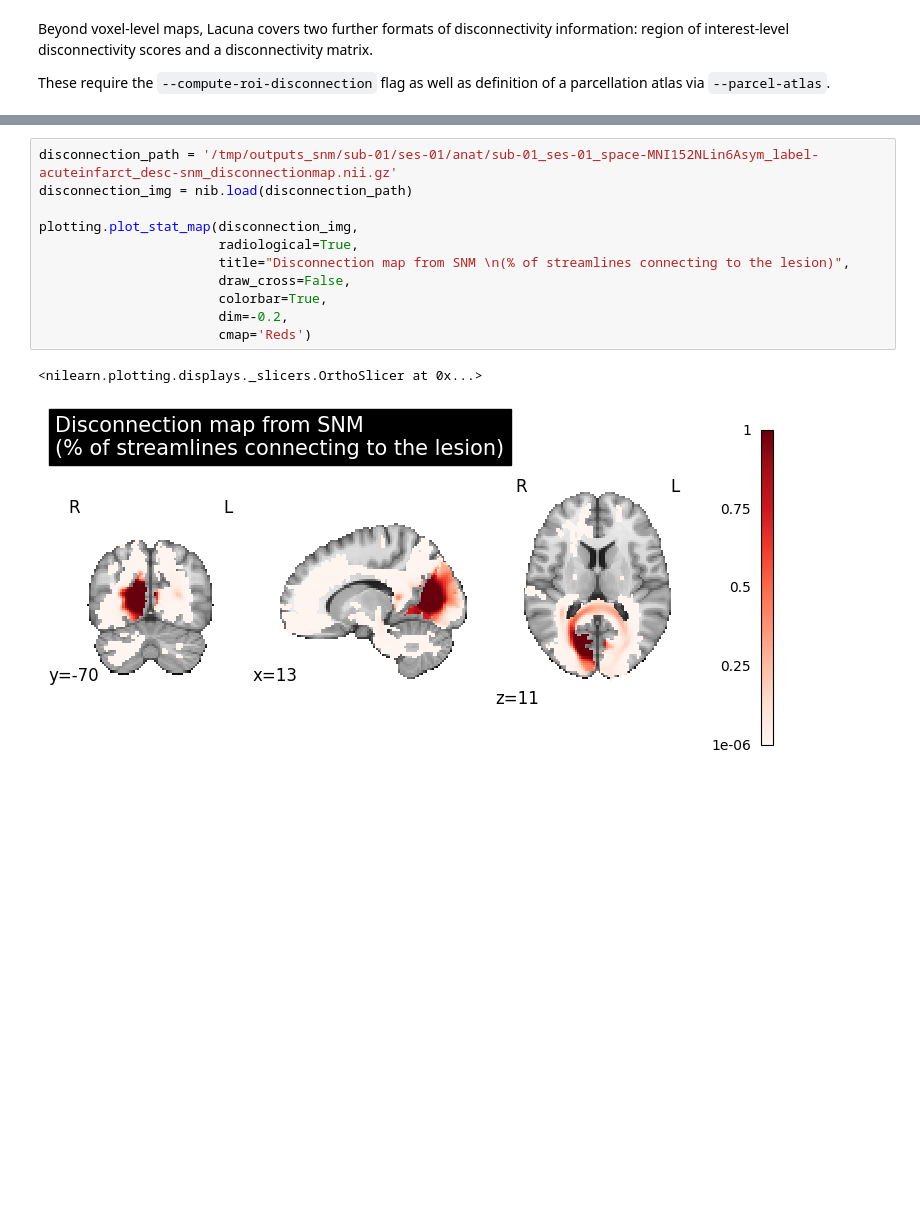
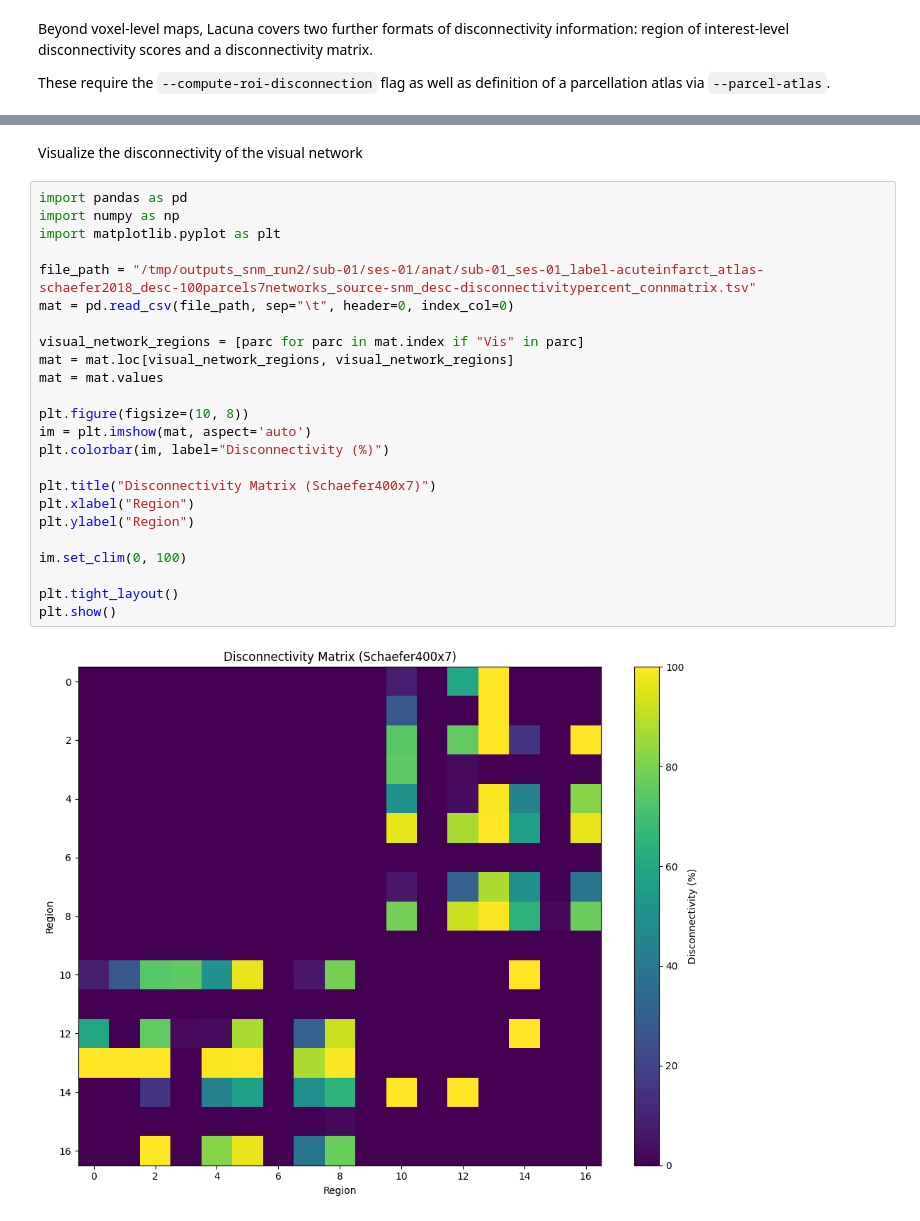
Before and after one commit to m-petersen/lacuna, a Jupyter notebook: docs/tutorials/structural-network-mapping.ipynb, the cells around one changed output, grey strips where cells are left out. Drawn from its saved outputs; the diff is of its cells as text; blank space fills up the shorter version.

```diff
--- a/docs/tutorials/structural-network-mapping.ipynb
+++ b/docs/tutorials/structural-network-mapping.ipynb
@@ -262,14 +240,28 @@ sub-01_ses-01_space-MNI152NLin6Asym_label-acuteinfarct_desc-snm_disconnectionmap
-# %%
-disconnection_path = '/tmp/outputs_snm/sub-01/ses-01/anat/sub-01_ses-01_space-MNI152NLin6Asym_label-acuteinfarct_desc-snm_disconnectionmap.nii.gz'
-disconnection_img = nib.load(disconnection_path)
-
-plotting.plot_stat_map(disconnection_img,
-                       radiological=True,
-                       title="Disconnection map from SNM \n(% of streamlines connecting to the lesion)",
-                       draw_cross=False,
-                       colorbar=True,
-                       dim=-0.2,
-                       cmap='Reds')
-# %% [output]
-<nilearn.plotting.displays._slicers.OrthoSlicer at 0x...>
-[figure, removed]
+# %% [markdown]
+Visualize the disconnectivity of the visual network
+# %%
+import pandas as pd
+import numpy as np
+import matplotlib.pyplot as plt
+
+file_path = "/tmp/outputs_snm_run2/sub-01/ses-01/anat/sub-01_ses-01_label-acuteinfarct_atlas-schaefer2018_desc-100parcels7networks_source-snm_desc-disconnectivitypercent_connmatrix.tsv"
+mat = pd.read_csv(file_path, sep="\t", header=0, index_col=0)
+
+visual_network_regions = [parc for parc in mat.index if "Vis" in parc]
+mat = mat.loc[visual_network_regions, visual_network_regions]
+mat = mat.values
+
+plt.figure(figsize=(10, 8))
+im = plt.imshow(mat, aspect='auto')
+plt.colorbar(im, label="Disconnectivity (%)")
+
+plt.title("Disconnectivity Matrix (Schaefer400x7)")
+plt.xlabel("Region")
+plt.ylabel("Region")
+
+im.set_clim(0, 100)
+
+plt.tight_layout()
+plt.show()
+# %% [output]
+[figure, added]
```
Also changed, not shown: parts of 12 cells of this notebook.
